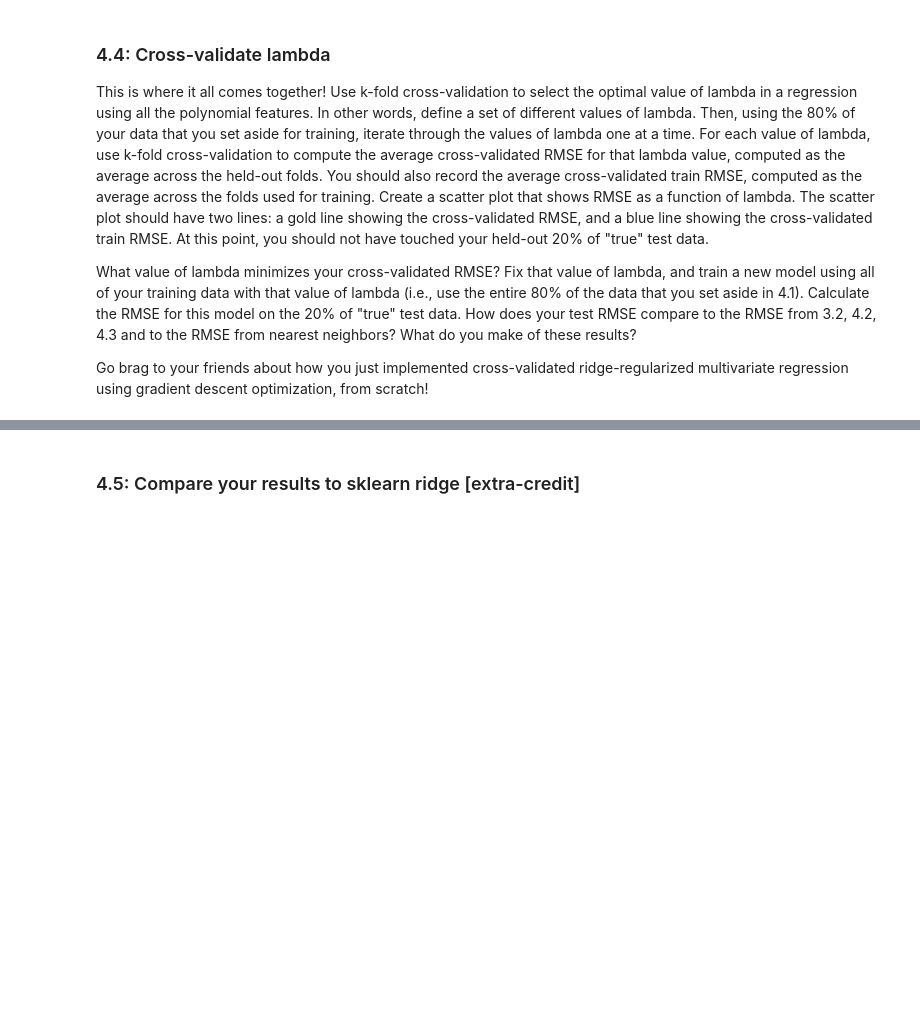
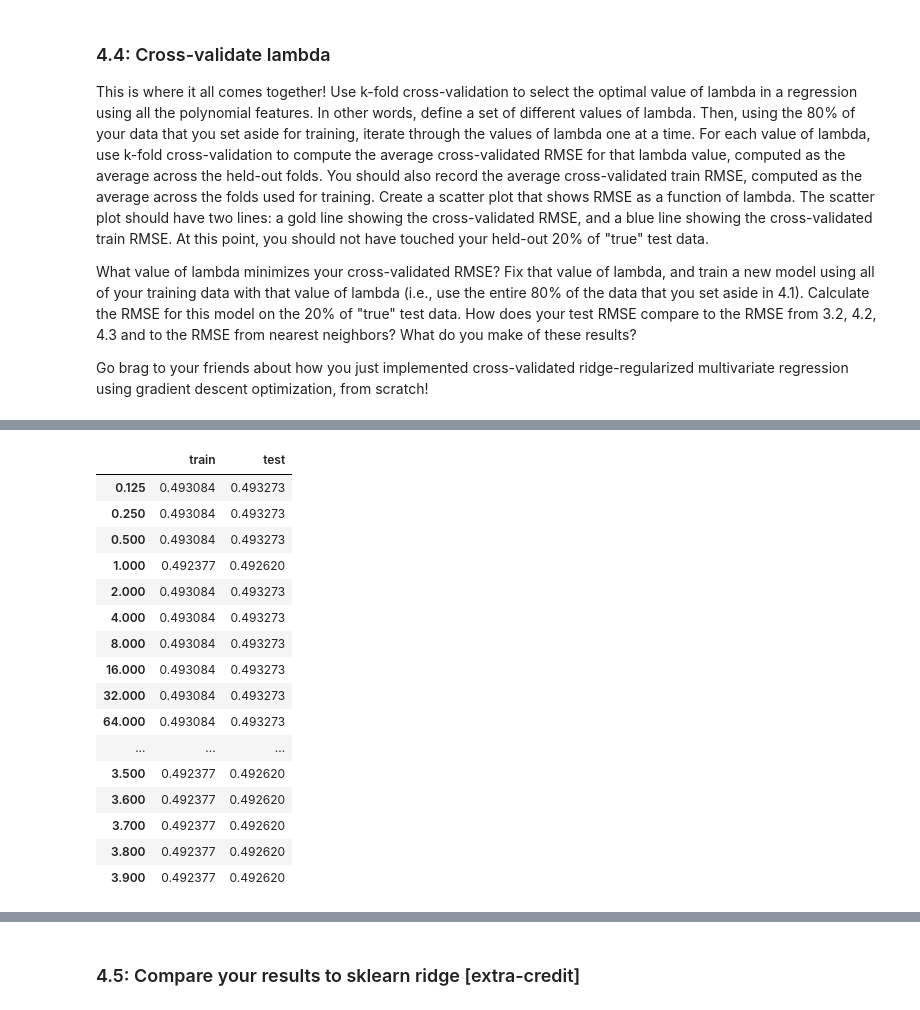
Before and after one commit to jatkins23/info251-aml-s24, a Jupyter notebook: psets/PS4/ATKINS_Jon-PS4.ipynb, the cells around one changed output, grey strips where cells are left out. Cells and saved outputs as stored; diff of their text form; code cells hidden in the pictures; blank space fills up the shorter version.

```diff
--- a/psets/PS4/ATKINS_Jon-PS4.ipynb
+++ b/psets/PS4/ATKINS_Jon-PS4.ipynb
@@ -837,0 +905,36 @@ kf2 = KFold(n_splits=k, shuffle=True, random_state=1)
+# %%
+lmbdas = np.arange(1,4, .1)
+print(lmbdas)
+
+# Using the 80% of the data set aside for training, iterate thru the values of lambda one at a time
+
+for l in lmbdas:
+    # for each value of lambda, use k-fold cross-validation to compute the average cross-validated RMSE for that lambda value,
+    # computed as the average across the held-out folds.
+
+    rmses_substorage = {}
+    rmses_substorage['train'] = []
+    rmses_substorage['test'] = []
+    for idx_train, idx_test in kf44.split(X_pf_norm__train):
+        # Split the data into training and test sets for this fold
+        X_train_44, X_test_44 = X_pf_norm__train[idx_train], X_pf_norm__train[idx_test] # note: train and test here are both subsets of train above
+        y_train_44, y_test_44 = y__train[idx_train], y__train[idx_test]
+
+        # Fit Model
+        coefs_44 = multivariate_regularized_ols(X_train_44, y_train_44, MaxIterations=10000, epsilon=.00001, add_intercept=True, lmbda=l)
+
+        # Predict Train
+        X_train_44_plus_int = np.column_stack((np.ones(X_train_44.shape[0]), X_train_44))
+        y_hat_train = np.dot(X_train_44_plus_int, coefs_44)
+
+        # Compute RMSE
+        rmses_substorage['train'].append(compute_rmse(y_hat_train, y_train_44))
+
+        # Predict Test
+        X_test_44_plus_int = np.column_stack((np.ones(X_test_44.shape[0]), X_test_44))
+        y_hat_test = np.dot(X_test_44_plus_int, coefs_44)
+
+        # Compute RMSE
+        rmses_substorage['test'].append(compute_rmse(y_hat_test, y_test_44))
+
+    lmbdas_storage[l] = rmses_substorage
@@ -837,0 +959,23 @@ kf2 = KFold(n_splits=k, shuffle=True, random_state=1)
+# %%
+rmses_output = pd.DataFrame(np.stack([pd.DataFrame(lmbdas_storage[d]).mean() for d in lmbdas_storage.keys()]), index = lmbdas_storage.keys(), columns = ['train', 'test']) # Its really all identical
+
+rmses_output
+# Just really all identical, maybe I'm doing something wrong in my implementation but let's just choose l = 1
+# %% [output]
+|  | train | test |
+| 0.125 | 0.493084 | 0.493273 |
+| 0.250 | 0.493084 | 0.493273 |
+| 0.500 | 0.493084 | 0.493273 |
+| 1.000 | 0.492377 | 0.492620 |
+| 2.000 | 0.493084 | 0.493273 |
+| 4.000 | 0.493084 | 0.493273 |
+| 8.000 | 0.493084 | 0.493273 |
+| 16.000 | 0.493084 | 0.493273 |
+| 32.000 | 0.493084 | 0.493273 |
+| 64.000 | 0.493084 | 0.493273 |
+| ... | ... | ... |
+| 3.500 | 0.492377 | 0.492620 |
+| 3.600 | 0.492377 | 0.492620 |
+| 3.700 | 0.492377 | 0.492620 |
+| 3.800 | 0.492377 | 0.492620 |
+| 3.900 | 0.492377 | 0.492620 |
```
Also changed, not shown: parts of 23 cells of this notebook, 2 other files.
